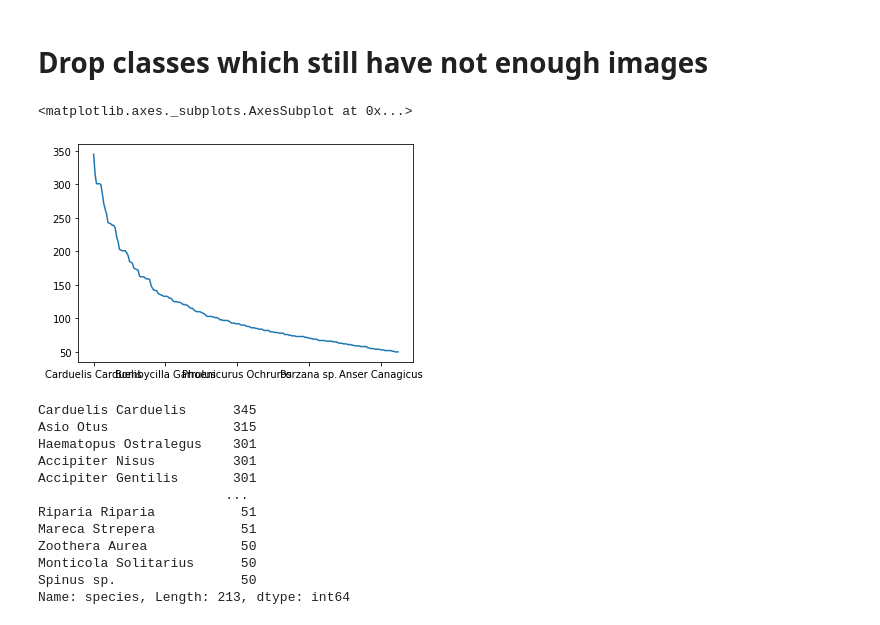
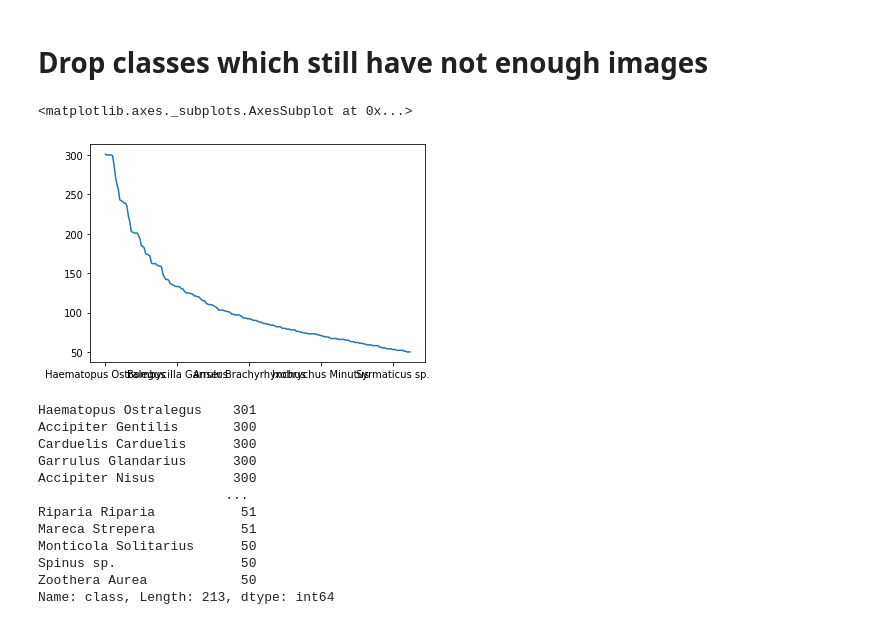
Before and after one commit to feathers-dataset/feathersv1-classification, a Jupyter notebook: class_normalization.ipynb, the cells around one changed output. Cells and saved outputs as stored; diff of their text form; code cells hidden in the pictures.

```diff
--- a/class_normalization.ipynb
+++ b/class_normalization.ipynb
@@ -115,8 +115,8 @@ images['species'].value_counts().plot()
 # Merge minor genuses by family
 # %%
 def merge_genuses(row):
-    if (row['species'] in genus_list):
+    if (row['class'] in genus_list):
         return row['family']
     else:
-      return row['species']
+      return row['class']
 # %%
@@ -124,5 +124,5 @@ count = images.groupby('species').count()
 minor_genus = count.loc[count['filename'] < MIN_IMAGES]
 genus_list = minor_genus.index.to_list()
 # %%
-images['species'] = images.apply(merge_genuses, axis = 1)
+images['class'] = images.apply(merge_genuses, axis = 1)
 # %%
@@ -148,30 +148,30 @@ images['species'].value_counts().plot()
 # %% [markdown]
 # Drop classes which still have not enough images
 # %%
-count = images.groupby('species').count()
+count = images.groupby('class').count()
 minor_genus = count.loc[count['filename'] < MIN_IMAGES]
 drop_list = minor_genus.index.to_list()
 # %%
-images = images[~images['species'].isin(drop_list)].reset_index(drop=True)
+images = images[~images['class'].isin(drop_list)].reset_index(drop=True)
 # %%
-images['species'].value_counts().plot()
+images['class'].value_counts().plot()
 # %% [output]
 <matplotlib.axes._subplots.AxesSubplot at 0x...>
-[figure, old version]
+[figure, new version]
 # %%
-images['species'].value_counts()
+images['class'].value_counts()
 # %% [output]
-Carduelis Carduelis      345
-Asio Otus                315
 Haematopus Ostralegus    301
-Accipiter Nisus          301
-Accipiter Gentilis       301
+Accipiter Gentilis       300
+Carduelis Carduelis      300
+Garrulus Glandarius      300
+Accipiter Nisus          300
                         ...
 Riparia Riparia           51
 Mareca Strepera           51
-Zoothera Aurea            50
 Monticola Solitarius      50
 Spinus sp.                50
-Name: species, Length: 213, dtype: int64
+Zoothera Aurea            50
+Name: class, Length: 213, dtype: int64
 # %%
 images.to_csv('feathers_data_normalized.csv')
```
Also changed, not shown: parts of 9 cells of this notebook.
